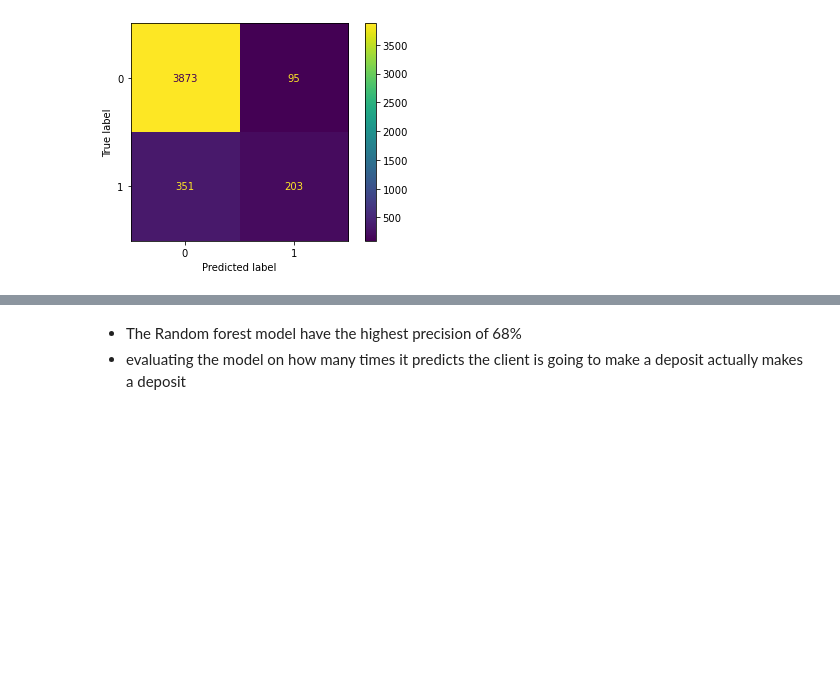
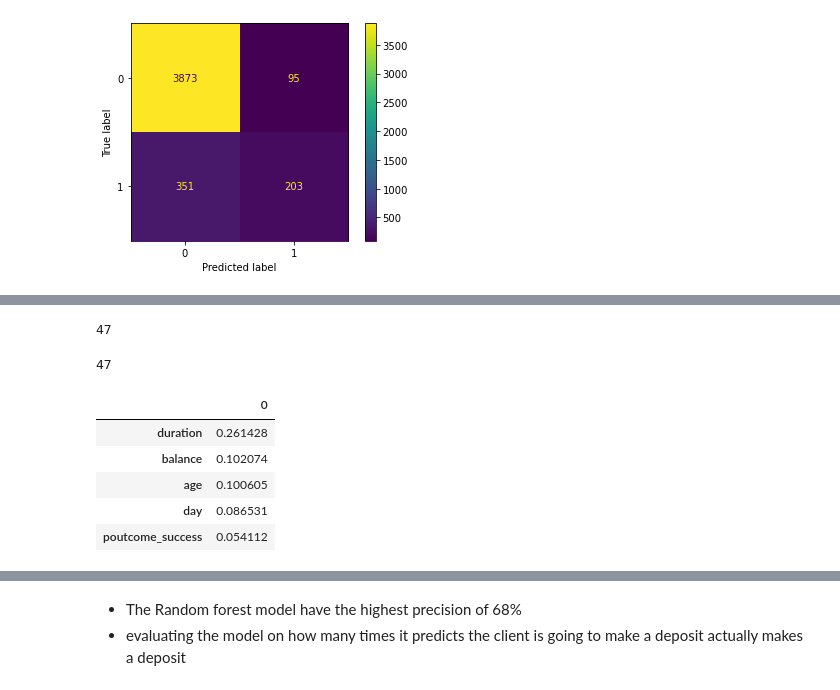
Before and after one commit to Myke-Ajayi/BankMarketingProject, a Jupyter notebook: Notebook/Michael/Modelling.ipynb, the cells around one changed output, grey strips where cells are left out. Cells and saved outputs as stored; diff of their text form; code cells hidden in the pictures; blank space fills up the shorter version.

```diff
--- a/Notebook/Michael/Modelling.ipynb
+++ b/Notebook/Michael/Modelling.ipynb
@@ -637,0 +569,7 @@ gs_rand_forest.best_estimator_.__dict__['steps'][0][1].transformers_
+# %%
+# Feature importance rankings.
+importances = gs_rand_forest.best_estimator_.named_steps['rfc'].feature_importances_
+# %%
+len(importances)
+# %% [output]
+47
@@ -637,0 +585,21 @@ gs_rand_forest.best_estimator_.__dict__['steps'][0][1].transformers_
+# %%
+# creating a list of all the columns
+# note: * is for unpacking the lists
+final_cols = [*num_cols, *feature_name_importance]
+len(final_cols)
+# %% [output]
+47
+# %%
+# putting together the one hot encoder columns and feature importance into a dataframe
+# called feature importance dataframe
+
+feature_impor_df = pd.DataFrame.from_dict(dict(zip(final_cols, importances)),
+                            orient='index').sort_values(by=0, ascending=False)
+feature_impor_df.head()
+# %% [output]
+|  | 0 |
+| duration | 0.261428 |
+| balance | 0.102074 |
+| age | 0.100605 |
+| day | 0.086531 |
+| poutcome_success | 0.054112 |
```
Also changed, not shown: parts of 32 cells of this notebook.
